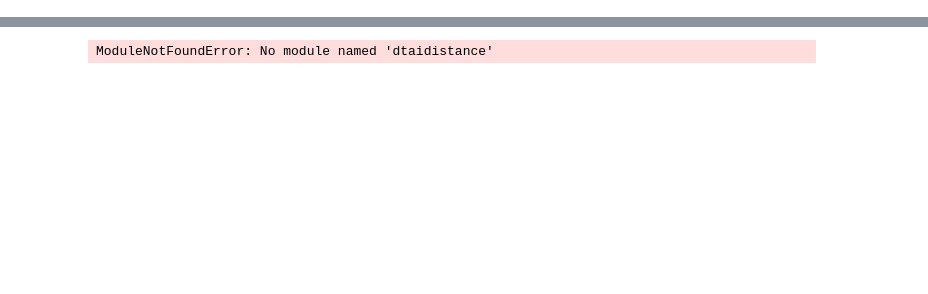
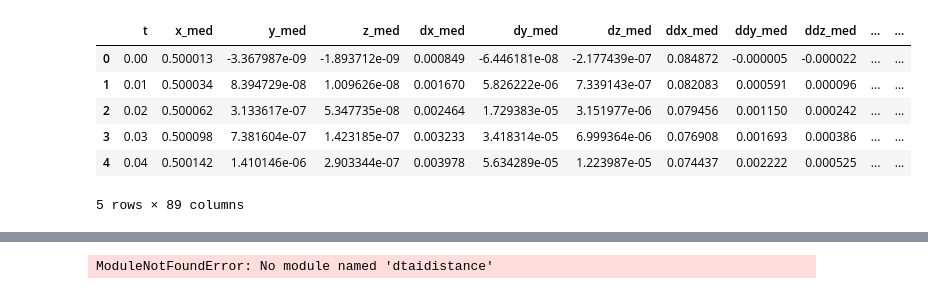
Before and after one commit to JhonPool4/journal_ws, a Jupyter notebook: src/motion_ur5_rviz/notebook/Untitled.ipynb, the cells around one changed output, grey strips where cells are left out. Cells and saved outputs as stored; diff of their text form; code cells hidden in the pictures; blank space fills up the shorter version.

```diff
--- a/src/motion_ur5_rviz/notebook/Untitled.ipynb
+++ b/src/motion_ur5_rviz/notebook/Untitled.ipynb
@@ -5,0 +12,10 @@ ModuleNotFoundError: No module named 'dtaidistance'
+# %%
+df.head()
+# %% [output]
+|  | t | x_med | y_med | z_med | dx_med | dy_med | dz_med | ddx_med | ddy_med | ddz_med | ... | ... |
+| 0 | 0.00 | 0.500013 | -3.367987e-09 | -1.893712e-09 | 0.000849 | -6.446181e-08 | -2.177439e-07 | 0.084872 | -0.000005 | -0.000022 | ... | ... |
+| 1 | 0.01 | 0.500034 | 8.394729e-08 | 1.009626e-08 | 0.001670 | 5.826222e-06 | 7.339143e-07 | 0.082083 | 0.000591 | 0.000096 | ... | ... |
+| 2 | 0.02 | 0.500062 | 3.133617e-07 | 5.347735e-08 | 0.002464 | 1.729383e-05 | 3.151977e-06 | 0.079456 | 0.001150 | 0.000242 | ... | ... |
+| 3 | 0.03 | 0.500098 | 7.381604e-07 | 1.423185e-07 | 0.003233 | 3.418314e-05 | 6.999364e-06 | 0.076908 | 0.001693 | 0.000386 | ... | ... |
+| 4 | 0.04 | 0.500142 | 1.410146e-06 | 2.903344e-07 | 0.003978 | 5.634289e-05 | 1.223987e-05 | 0.074437 | 0.002222 | 0.000525 | ... | ... |
+5 rows × 89 columns
```
Also changed, not shown: parts of 5 cells of this notebook, 11 other files.
